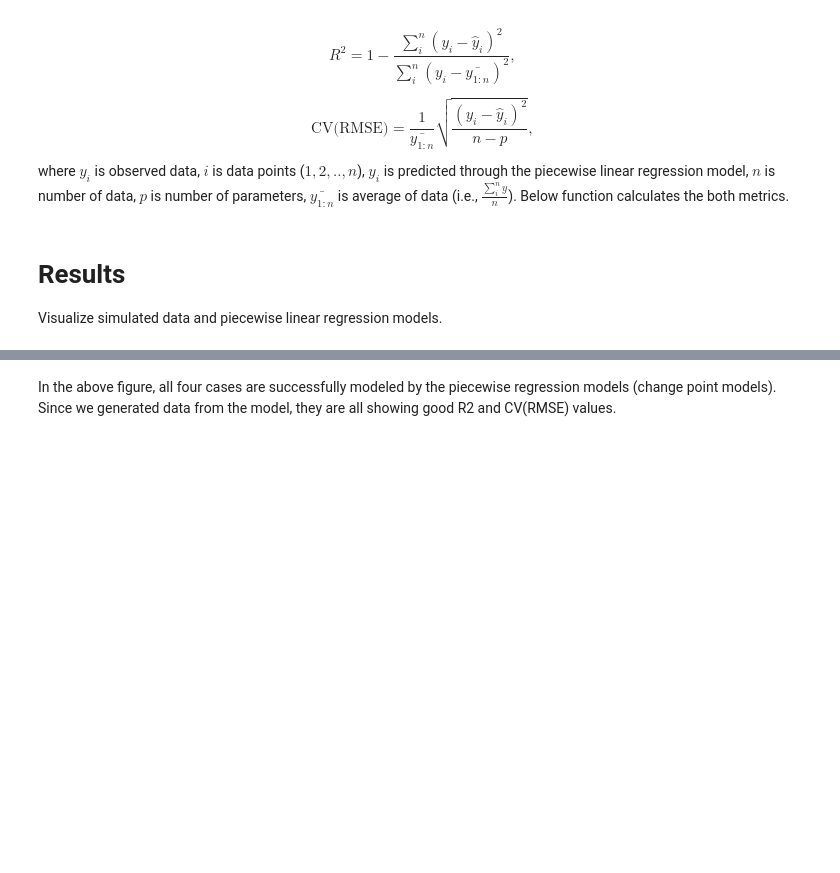
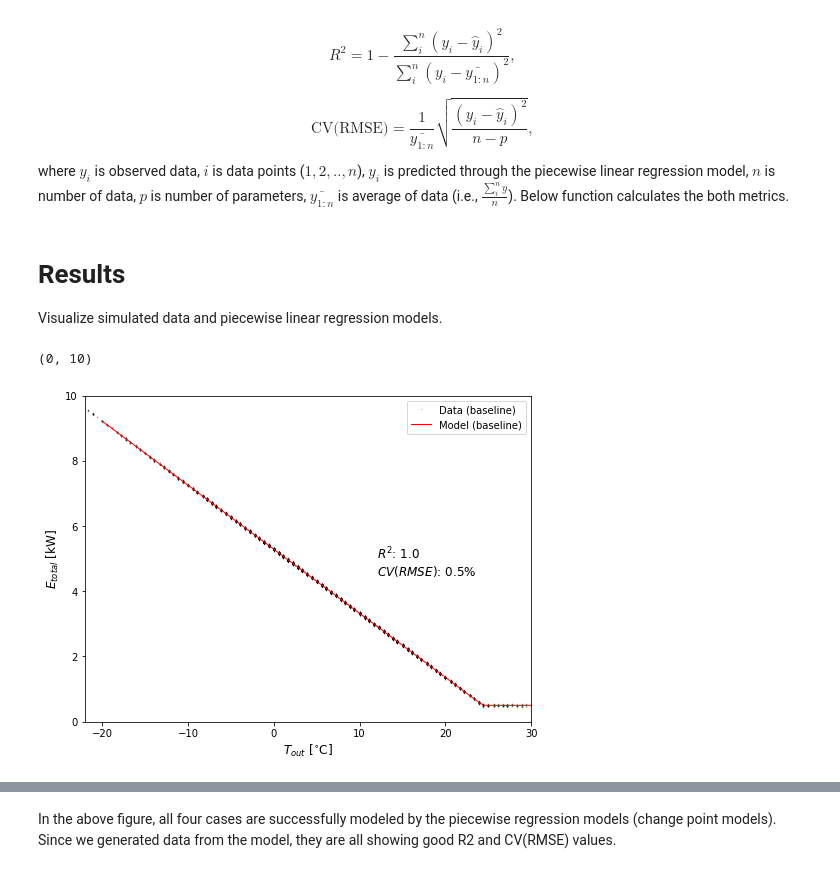
Before and after one commit to ecosang/change_point_model_test, a Jupyter notebook: notebook/Change-point-model.ipynb, the cells around one changed output, grey strips where cells are left out. Saved outputs shown, nothing was run; the diff lists cells and outputs as text; code cells hidden in the pictures; blank space fills up the shorter version.

```diff
--- a/notebook/Change-point-model.ipynb
+++ b/notebook/Change-point-model.ipynb
@@ -197,4 +201,19 @@ R2_case4,CV_RMSE_case4=result_metrics(T_out,E_total_case4,theta_case4)
 # Results
 
 Visualize simulated data and piecewise linear regression models.
+# %%
+T_out_grid=np.linspace(-20,30,101)
+fig, ax =plt.subplots(nrows=1, ncols=1,  figsize=(8,6))
+ax.plot(T_out, E_total_base, "kx",label="Data (baseline)",markersize=1,alpha=0.2)
+ax.plot(T_out_grid, piecewise_linear(T_out_grid, *theta_base),'r-',label='Model (baseline)',linewidth=1.0)
+ax.legend(fontsize=10,loc="best")
+ax.set_xlabel("$T_{out}$ [${^{\circ}}$C]",fontsize=12)
+ax.set_ylabel("$E_{total}$ [kW]",fontsize=12)
+ax.text(12, 5.0, f'$R^2$: {round(R2_base,2)}', fontsize=12)
+ax.text(12, 4.5, f'$CV(RMSE)$: {round(CV_RMSE_base*100,1)}%', fontsize=12)
+ax.set_xlim([-22,30])
+ax.set_ylim([0,10])
+# %% [output]
+(0, 10)
+[figure, added]
 # %%
```
Also changed, not shown: parts of 11 cells of this notebook, 20 other files.
